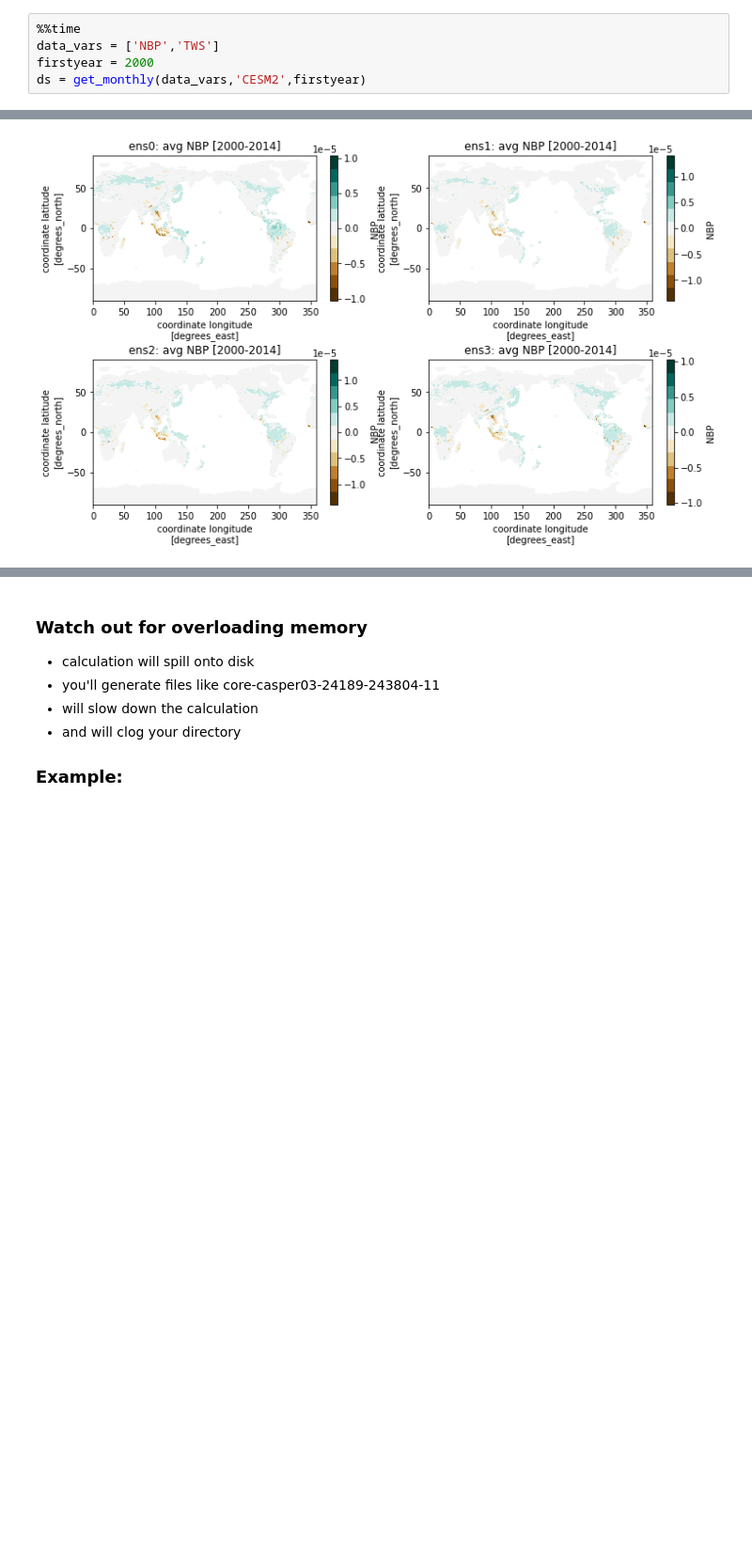
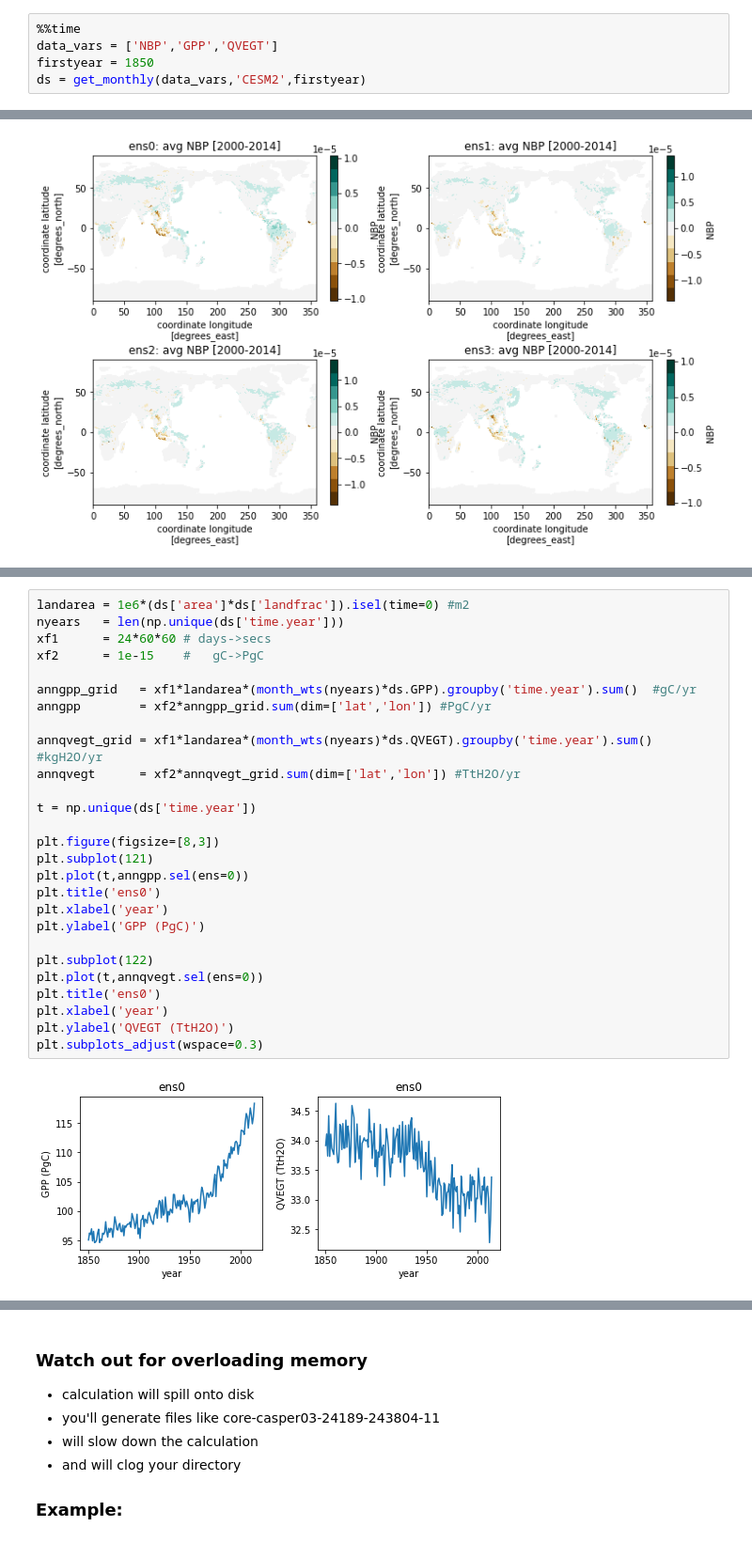
Before and after one commit to djk2120/TWSnbp, a Jupyter notebook: src/LENS_template.ipynb, the cells around one changed output, grey strips where cells are left out. Shown at 94% size. Saved outputs shown, nothing was run; the diff lists cells and outputs as text; blank space fills up the shorter version.

```diff
--- a/src/LENS_template.ipynb
+++ b/src/LENS_template.ipynb
@@ -157,7 +159,7 @@ ccc = matplotlib.colors.ListedColormap(ccc/256)
 ### Reading the data in:
 # %%
 %%time
-data_vars = ['NBP','TWS']
-firstyear = 2000
+data_vars = ['NBP','GPP','QVEGT']
+firstyear = 1850
 ds = get_monthly(data_vars,'CESM2',firstyear)
 # %% [output]
@@ -219,3 +192,32 @@ plt.xlabel('year')
 plt.title('global landsink since 2000 across the ensemble');
 # %% [output]
 [figure]
+# %%
+landarea = 1e6*(ds['area']*ds['landfrac']).isel(time=0) #m2
+nyears   = len(np.unique(ds['time.year']))
+xf1      = 24*60*60 # days->secs
+xf2      = 1e-15    #   gC->PgC
+
+anngpp_grid   = xf1*landarea*(month_wts(nyears)*ds.GPP).groupby('time.year').sum()  #gC/yr
+anngpp        = xf2*anngpp_grid.sum(dim=['lat','lon']) #PgC/yr
+
+annqvegt_grid = xf1*landarea*(month_wts(nyears)*ds.QVEGT).groupby('time.year').sum() #kgH2O/yr
+annqvegt      = xf2*annqvegt_grid.sum(dim=['lat','lon']) #TtH2O/yr
+
+t = np.unique(ds['time.year'])
+
+plt.figure(figsize=[8,3])
+plt.subplot(121)
+plt.plot(t,anngpp.sel(ens=0))
+plt.title('ens0')
+plt.xlabel('year')
+plt.ylabel('GPP (PgC)')
+
+plt.subplot(122)
+plt.plot(t,annqvegt.sel(ens=0))
+plt.title('ens0')
+plt.xlabel('year')
+plt.ylabel('QVEGT (TtH2O)')
+plt.subplots_adjust(wspace=0.3)
+# %% [output]
+[figure, added]
```
Also changed, not shown: parts of 10 cells of this notebook.
